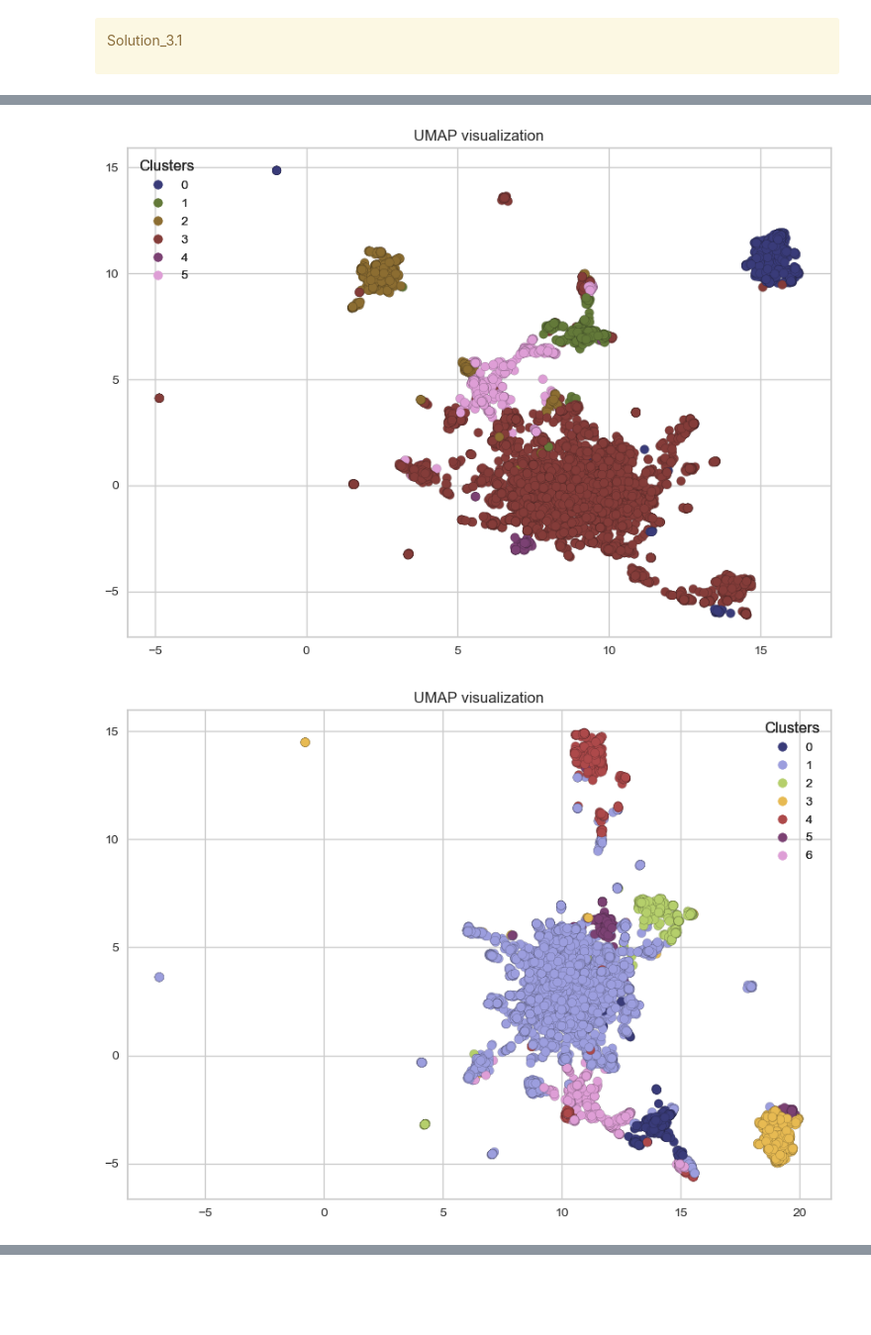
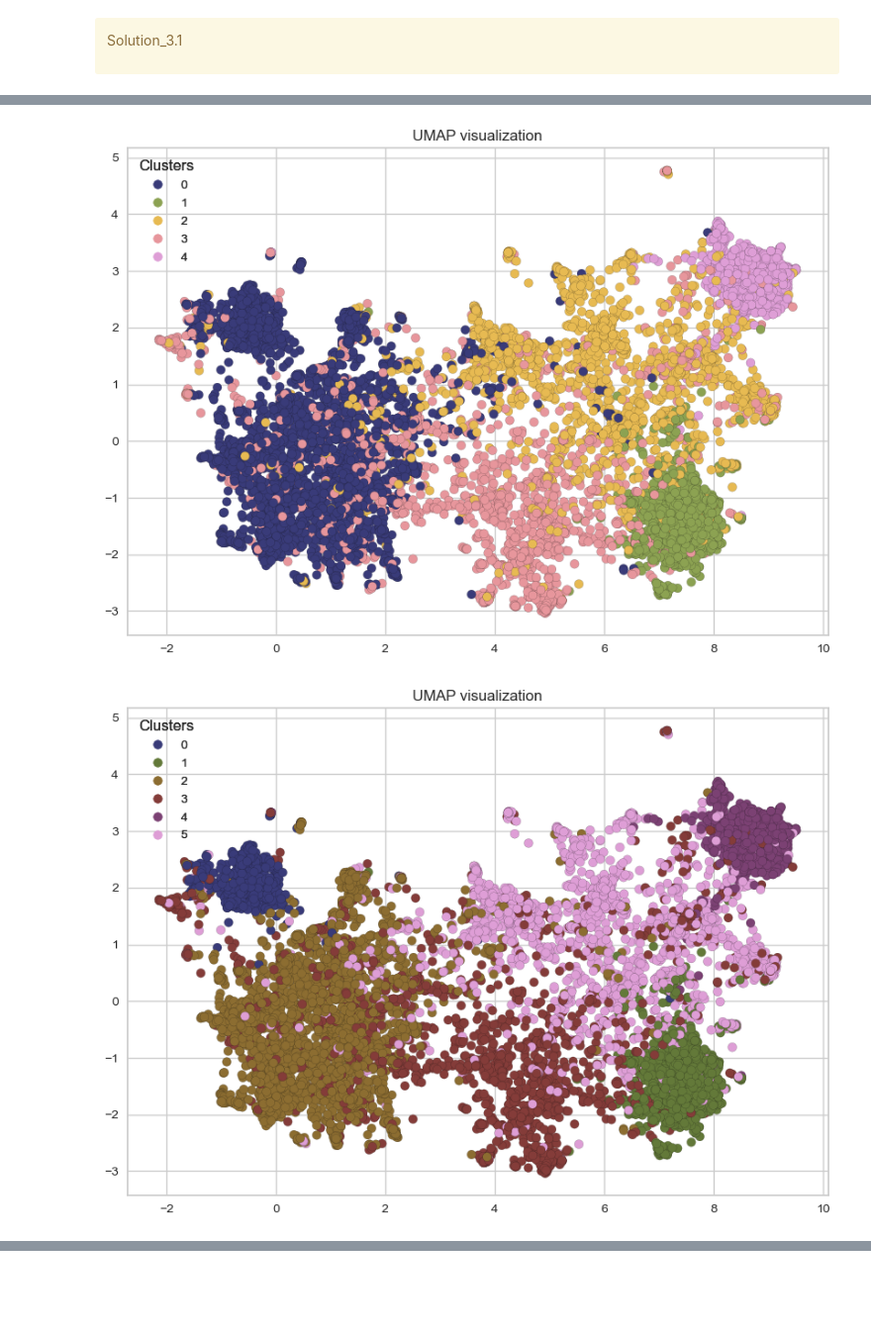
Before and after one commit to madihung/cpsc330, a Jupyter notebook: hw6/hw6.ipynb, the cells around one changed output, grey strips where cells are left out. Shown at 99% size. Cells and saved outputs as stored; diff of their text form; code cells hidden in the pictures.

```diff
--- a/hw6/hw6.ipynb
+++ b/hw6/hw6.ipynb
@@ -604,0 +578,6 @@ bow_df
+# %%
+#create a representation of recipe names with sentence embedding
+recipe_sents = recipes_df["name"].tolist()
+recipe_emb_sents = embedder.encode(recipe_sents)
+recipe_emb_sent_df = pd.DataFrame(recipe_emb_sents, index=recipes_df.index)
+recipe_emb_sent_df.head()
@@ -634,13 +621,12 @@ Solution_3.1
 </div>
 # %%
 # 1. Elbow plot for k range 1 - 15
-model_elbow = KMeans(random_state=42)
-kmeans_recipe = model_elbow.fit(bow_df)
-
 # Code from lecture 15
 from yellowbrick.cluster import KElbowVisualizer
-visualizer = KElbowVisualizer(model_elbow, k=(1, 15))
 
-visualizer.fit(bow_df)  # Fit the data to the visualizer
+kmeans = KMeans(random_state=42)
+visualizer = KElbowVisualizer(kmeans, k=(1, 10))
+
+visualizer.fit(recipe_emb_sent_df)  # Fit the data to the visualizer
 visualizer.show();
 # %% [output]
@@ -648,10 +634,9 @@ visualizer.show();
 # %%
-# 2. Using plot_umap for k in range 5 to 10
-# plot_umap_clusters(bow_df, kmeans_recipe_labels, raw_sents=recipes_df["name"], show_labels=False)
+# 2. Using plot_umap for k in range 4 to 6
 
-for k in range(5,10):
+for k in range(4,7):
     model_umap = KMeans(random_state=42, n_clusters=k)
-    kmeans_recipe = model_umap.fit(bow_df)
+    kmeans_recipe = model_umap.fit(recipe_emb_sent_df)
     kmeans_labels = kmeans_recipe.labels_
-    plot_umap_clusters(bow_df, kmeans_labels, raw_sents=recipes_df["name"], show_labels=False)
+    plot_umap_clusters(recipe_emb_sent_df, kmeans_labels, raw_sents=recipes_df["name"], show_labels=False)
 # %% [output]
@@ -659,2 +644,2 @@ for k in range(5,10):
-[figure, old version]
+[figure, new version]
-[figure, old version]
+[figure, new version]
```
Also changed, not shown: parts of 17 cells of this notebook.
